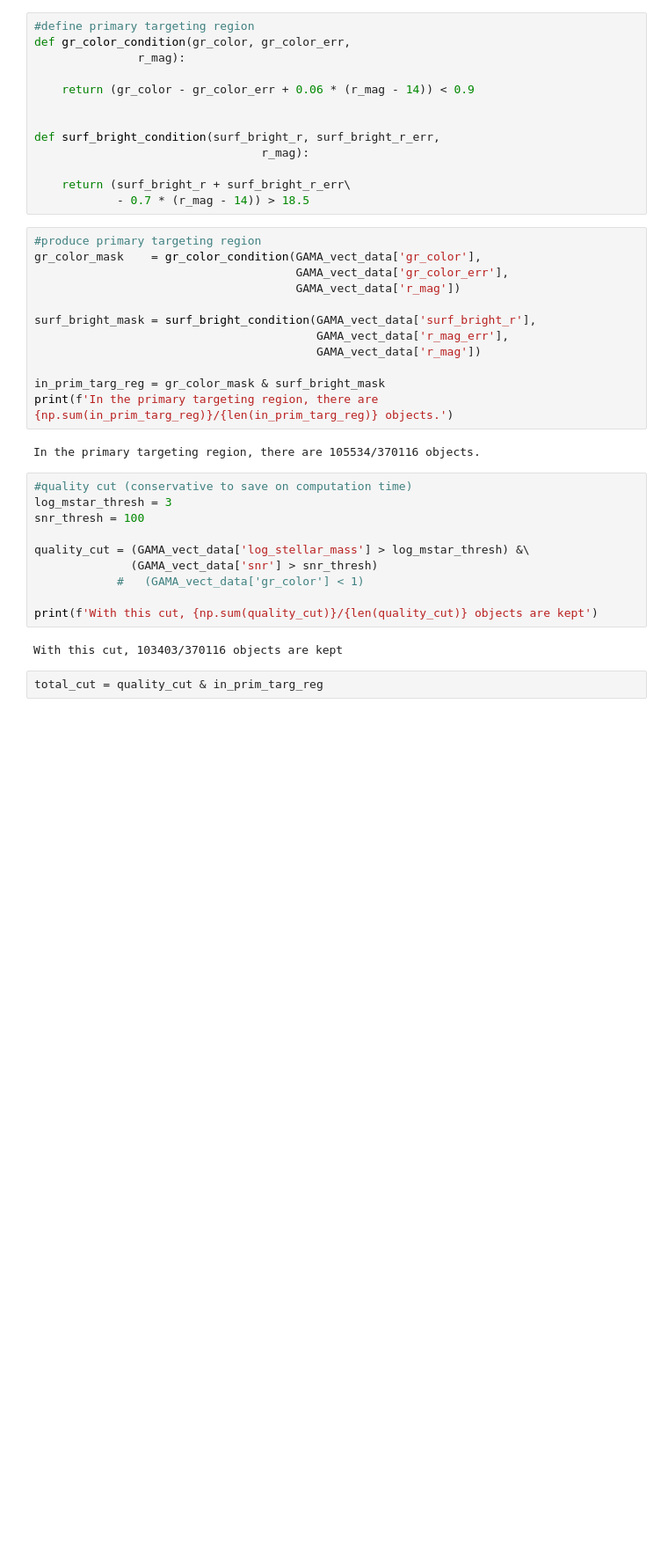
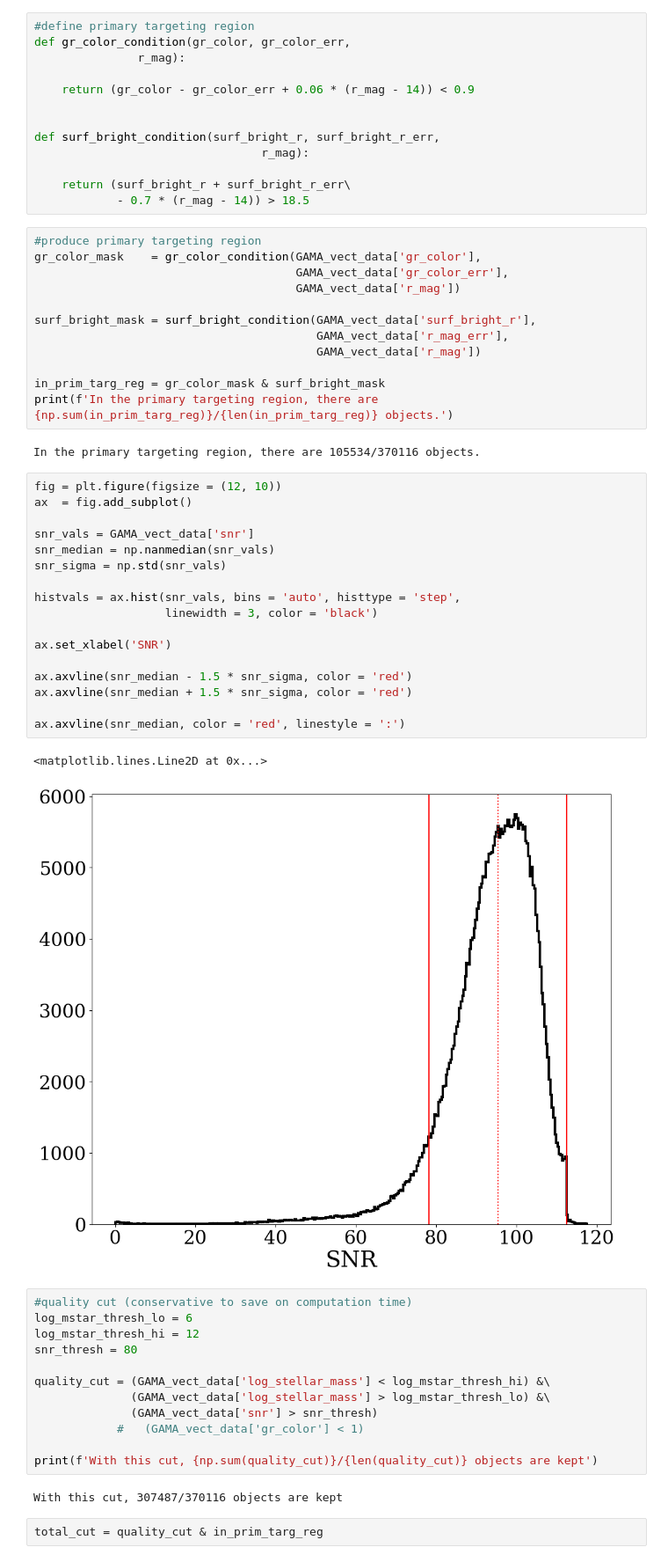
Before and after one commit to lsajkov/strw_mpdg, a Jupyter notebook: primary_targeting_region.ipynb, the cells around one changed output. Shown at 88% size. Saved outputs shown, nothing was run; the diff lists cells and outputs as text; blank space fills up the shorter version.

```diff
--- a/primary_targeting_region.ipynb
+++ b/primary_targeting_region.ipynb
@@ -92,17 +94,39 @@ in_prim_targ_reg = gr_color_mask & surf_bright_mask
 print(f'In the primary targeting region, there are {np.sum(in_prim_targ_reg)}/{len(in_prim_targ_reg)} objects.')
 # %% [output]
 In the primary targeting region, there are 105534/370116 objects.
+# %%
+fig = plt.figure(figsize = (12, 10))
+ax  = fig.add_subplot()
+
+snr_vals = GAMA_vect_data['snr']
+snr_median = np.nanmedian(snr_vals)
+snr_sigma = np.std(snr_vals)
+
+histvals = ax.hist(snr_vals, bins = 'auto', histtype = 'step',
+                   linewidth = 3, color = 'black')
+
+ax.set_xlabel('SNR')
+
+ax.axvline(snr_median - 1.5 * snr_sigma, color = 'red')
+ax.axvline(snr_median + 1.5 * snr_sigma, color = 'red')
+
+ax.axvline(snr_median, color = 'red', linestyle = ':')
+# %% [output]
+<matplotlib.lines.Line2D at 0x...>
+[figure, added]
 # %%
 #quality cut (conservative to save on computation time)
-log_mstar_thresh = 3
-snr_thresh = 100
+log_mstar_thresh_lo = 6
+log_mstar_thresh_hi = 12
+snr_thresh = 80
 
-quality_cut = (GAMA_vect_data['log_stellar_mass'] > log_mstar_thresh) &\
+quality_cut = (GAMA_vect_data['log_stellar_mass'] < log_mstar_thresh_hi) &\
+              (GAMA_vect_data['log_stellar_mass'] > log_mstar_thresh_lo) &\
               (GAMA_vect_data['snr'] > snr_thresh)
             #   (GAMA_vect_data['gr_color'] < 1)
 
 print(f'With this cut, {np.sum(quality_cut)}/{len(quality_cut)} objects are kept')
 # %% [output]
-With this cut, 103403/370116 objects are kept
+With this cut, 307487/370116 objects are kept
 # %%
 total_cut = quality_cut & in_prim_targ_reg
```
Also changed, not shown: parts of 4 cells of this notebook.
